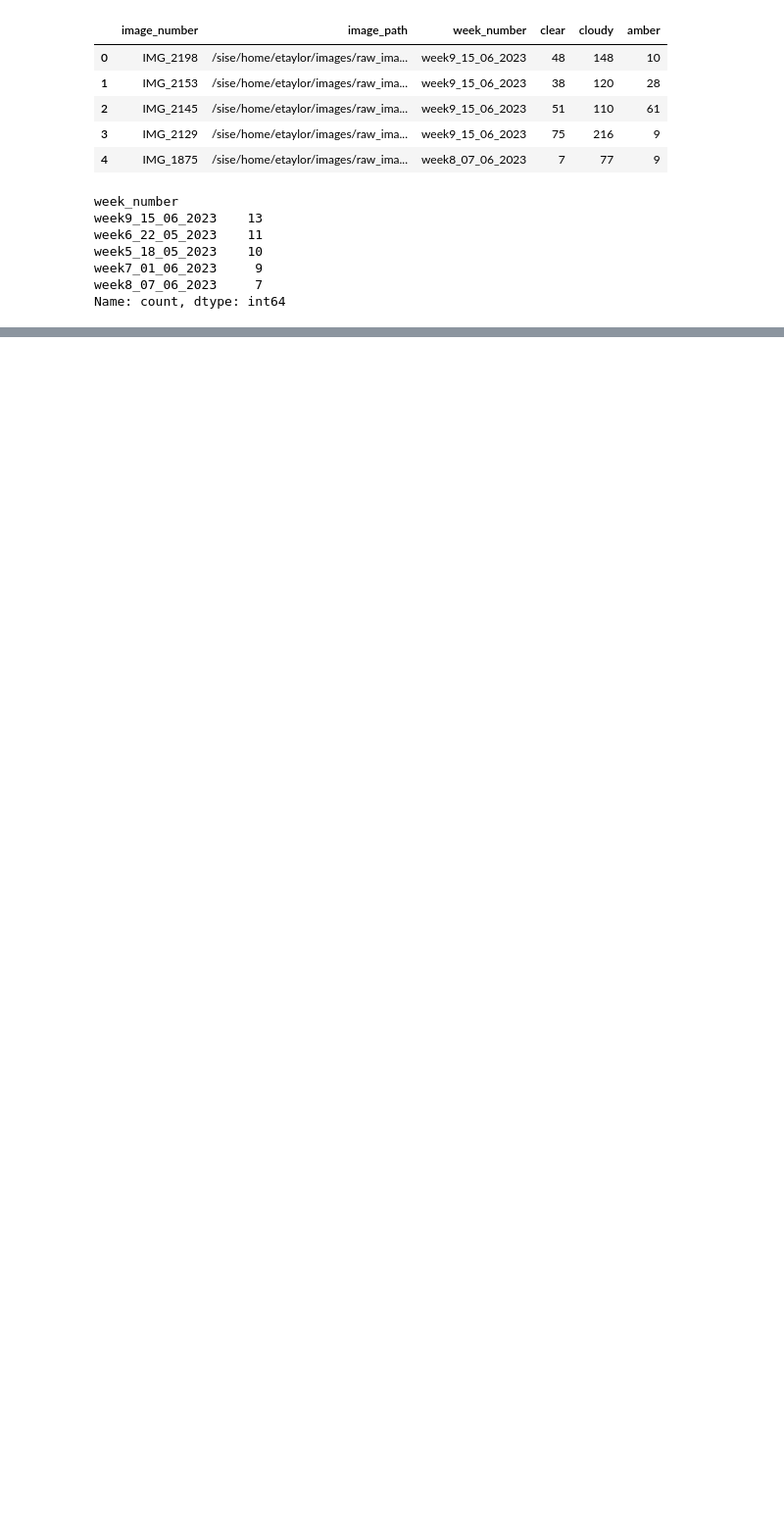
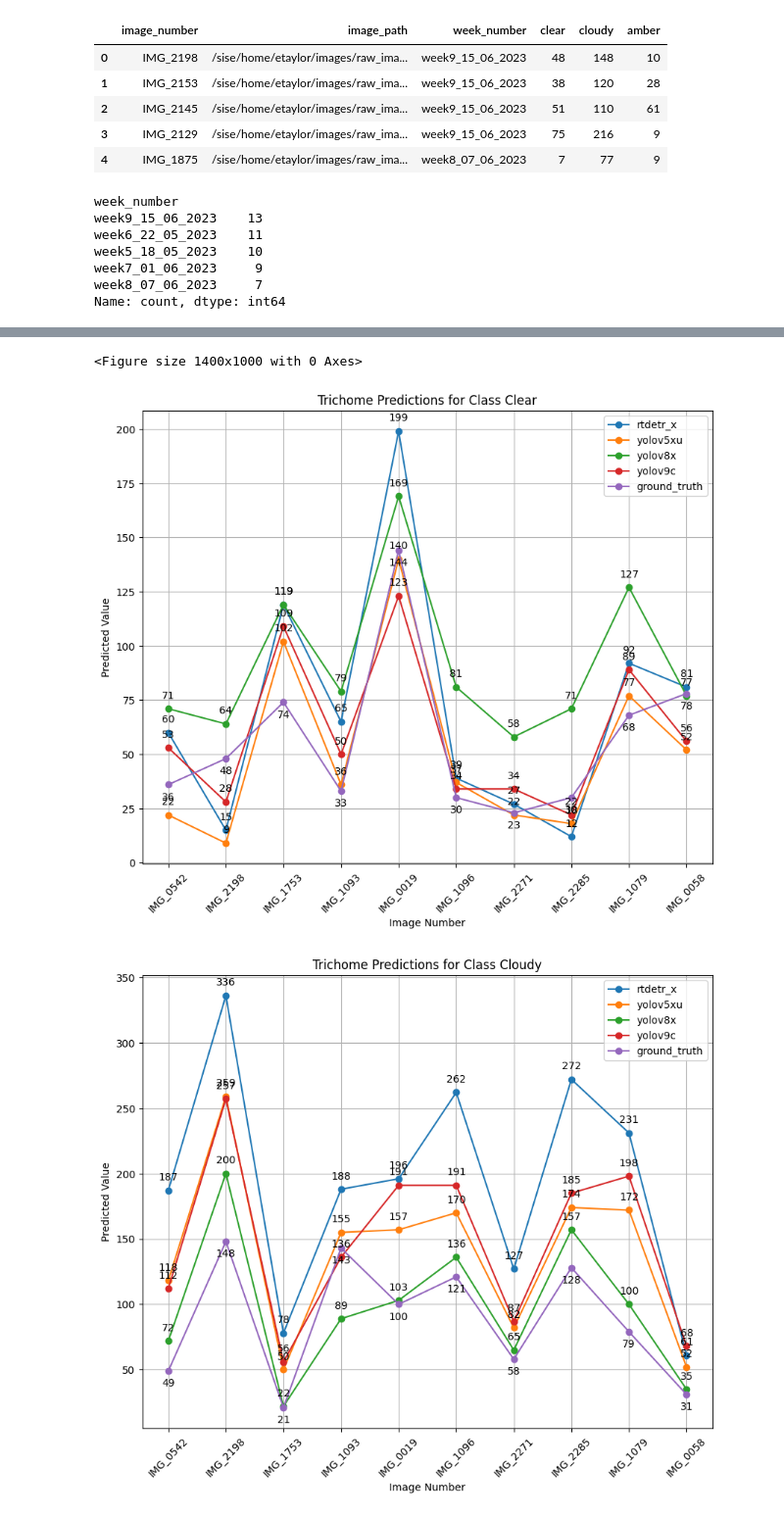
Before and after one commit to elorberb/thesis, a Jupyter notebook: src/segmentation/evaluation/compare_models_trichome_dist_prediction.ipynb, the cells around one changed output, grey strips where cells are left out. Shown at 98% size. Drawn from its saved outputs; the diff is of its cells as text; code cells hidden in the pictures; blank space fills up the shorter version.

Commit message:
finish the experiment notebook

```diff
--- a/src/segmentation/evaluation/compare_models_trichome_dist_prediction.ipynb
+++ b/src/segmentation/evaluation/compare_models_trichome_dist_prediction.ipynb
@@ -491,0 +385,20 @@ scores_df
+# %%
+# setup models configs
+ultralytics_models_configs = [
+    {
+        "model_name": "rtdetr_x",
+        "checkpoint": "/home/etaylor/code_projects/thesis/src/segmentation/notebooks/ultralytics/runs/detect/train14/weights/best.pt"
+    },
+    {
+        "model_name": "yolov5xu",
+        "checkpoint": "/home/etaylor/code_projects/thesis/src/segmentation/notebooks/ultralytics/runs/detect/train17/weights/best.pt"
+    },
+    {
+        "model_name": "yolov8x",
+        "checkpoint": "/home/etaylor/code_projects/thesis/src/segmentation/notebooks/ultralytics/runs/detect/train16/weights/best.pt"
+    },
+    {
+        "model_name": "yolov9c",
+        "checkpoint": "/home/etaylor/code_projects/thesis/src/segmentation/notebooks/ultralytics/runs/detect/train12/weights/best.pt"
+    }
+]
@@ -491,0 +465,35 @@ scores_df
+# %%
+import matplotlib.pyplot as plt
+
+# Assuming 'test_df' is your DataFrame containing the ground truth and 'models_preds' is a dictionary of DataFrames containing model predictions
+
+# Set up the plotting environment
+plt.figure(figsize=(14, 10))
+
+# Define models including ground truth for clarity in plotting and annotations
+models_preds['ground_truth'] = test_df  # Add ground truth to the models dictionary for unified handling
+
+# Plot each trichome type
+for column in ['clear', 'cloudy', 'amber']:
+    plt.figure(figsize=(10, 8))  # Create a new figure for each trichome type
+
+    for model_name, preds_df in models_preds.items():
+        plt.plot(preds_df['image_number'], preds_df[column], marker='o', label=model_name)
+        # Annotate each point
+        for i, txt in enumerate(preds_df[column]):
+            # Check if we need a different offset for ground truth to avoid overlap
+            offset = (0, 10) if model_name != 'ground_truth' else (0, -15)
+            plt.annotate(txt, (preds_df['image_number'][i], preds_df[column][i]), textcoords="offset points", xytext=offset, ha='center')
+
+    # Adding titles and labels
+    plt.title(f'Trichome Predictions for Class {column.capitalize()}')
+    plt.xlabel('Image Number')
+    plt.ylabel('Predicted Value')
+    plt.xticks(rotation=45)  # Rotate x-axis labels for better visibility
+    plt.legend()  # Show legend to identify which line corresponds to which model
+    plt.grid(True)  # Show grid for better readability
+    plt.show()
+# %% [output]
+<Figure size 1400x1000 with 0 Axes>
+[figure, added]
+[figure, added]
```
Also changed, not shown: parts of 58 cells of this notebook, 27 other files.
